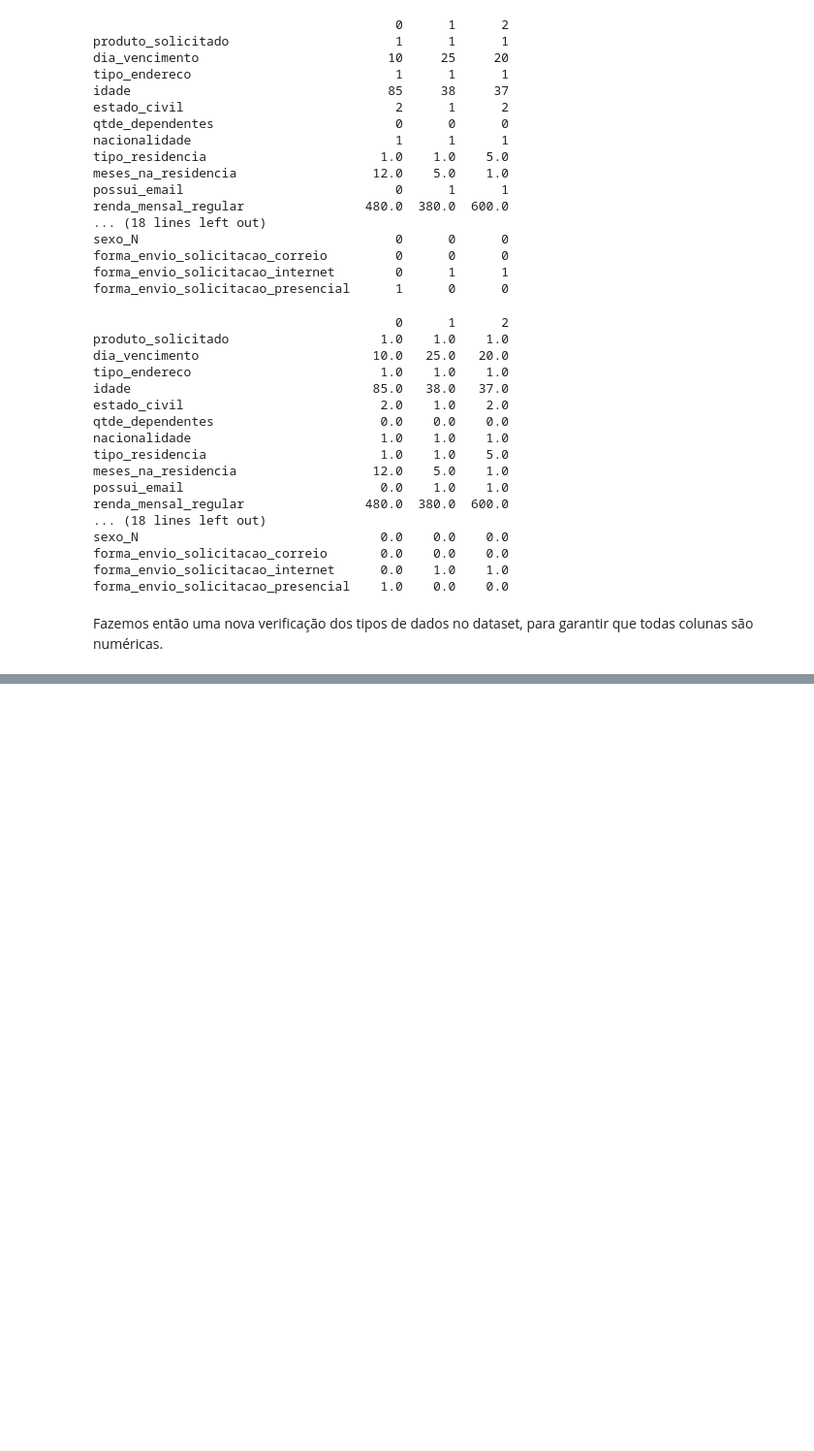
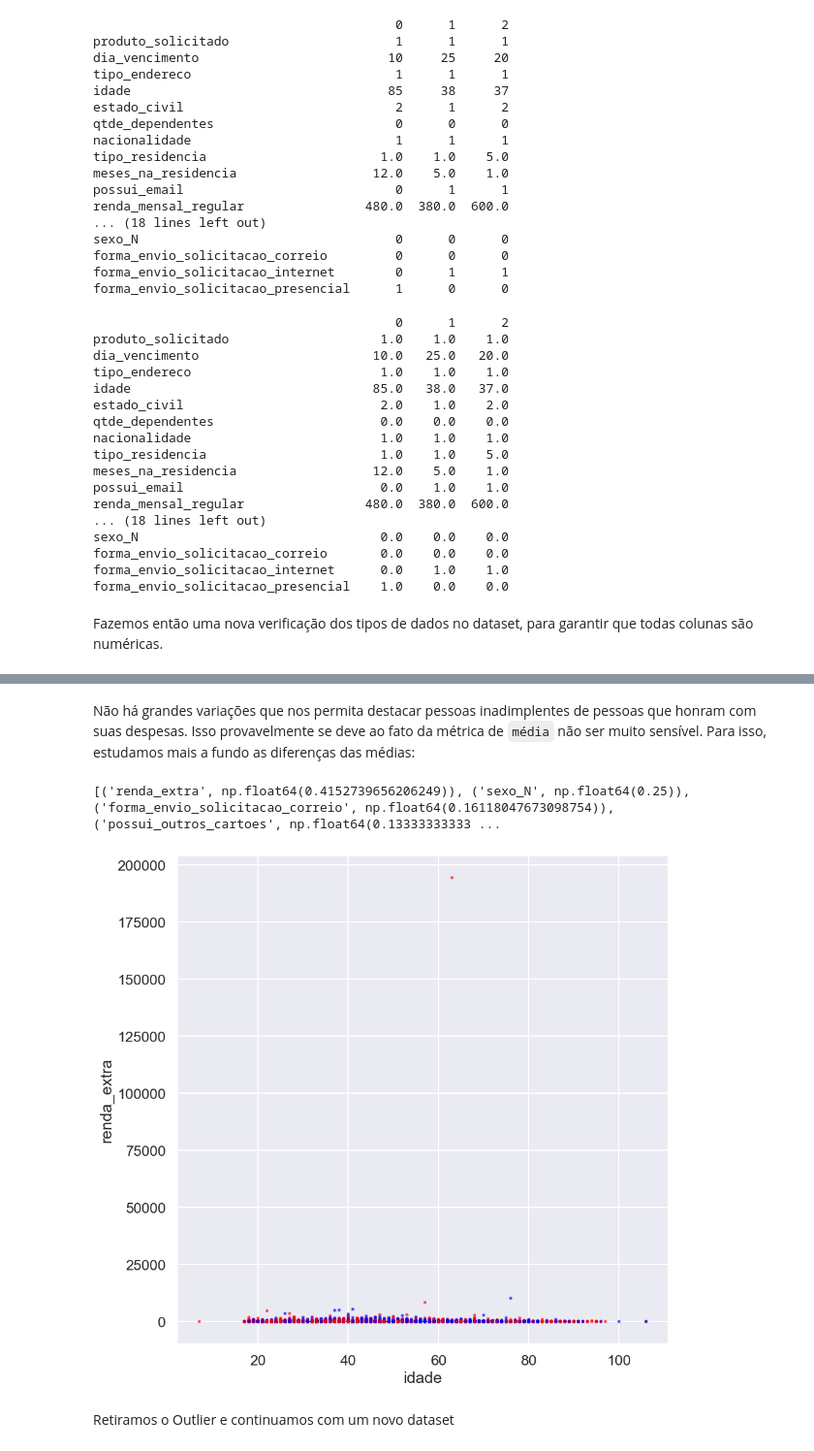
Before and after one commit to Cerne17/EEL891-Trabalho1, a Jupyter notebook: main.ipynb, the cells around one changed output, grey strips where cells are left out. Shown at 97% size. Drawn from its saved outputs; the diff is of its cells as text; code cells hidden in the pictures; blank space fills up the shorter version.

```diff
--- a/main.ipynb
+++ b/main.ipynb
@@ -407,0 +433,2 @@ print(df.dtypes)
+# %% [markdown]
+Não há grandes variações que nos permita destacar pessoas inadimplentes de pessoas que honram com suas despesas. Isso provavelmente se deve ao fato da métrica de `média` não ser muito sensível. Para isso, estudamos mais a fundo as diferenças das médias:
@@ -407,0 +443,23 @@ print(df.dtypes)
+# %%
+print(dictImpacto_ordenado)
+# %% [output]
+[('renda_extra', np.float64(0.4152739656206249)), ('sexo_N', np.float64(0.25)), ('forma_envio_solicitacao_correio', np.float64(0.16118047673098754)), ('possui_outros_cartoes', np.float64(0.13333333333 ...
+# %%
+# Matriz de Dispersão:
+att1 = 'idade'
+att2 = 'renda_extra'
+
+colors = ['red' if x else 'blue' for x in df['inadimplente']]
+
+graph = df.plot.scatter(
+    att1,
+    att2,
+    c = colors,
+    s = 5,
+    alpha = 0.5,
+    figsize = (10, 10)
+)
+# %% [output]
+[figure, added]
+# %% [markdown]
+Retiramos o Outlier e continuamos com um novo dataset
```
Also changed, not shown: parts of 7 cells of this notebook.
